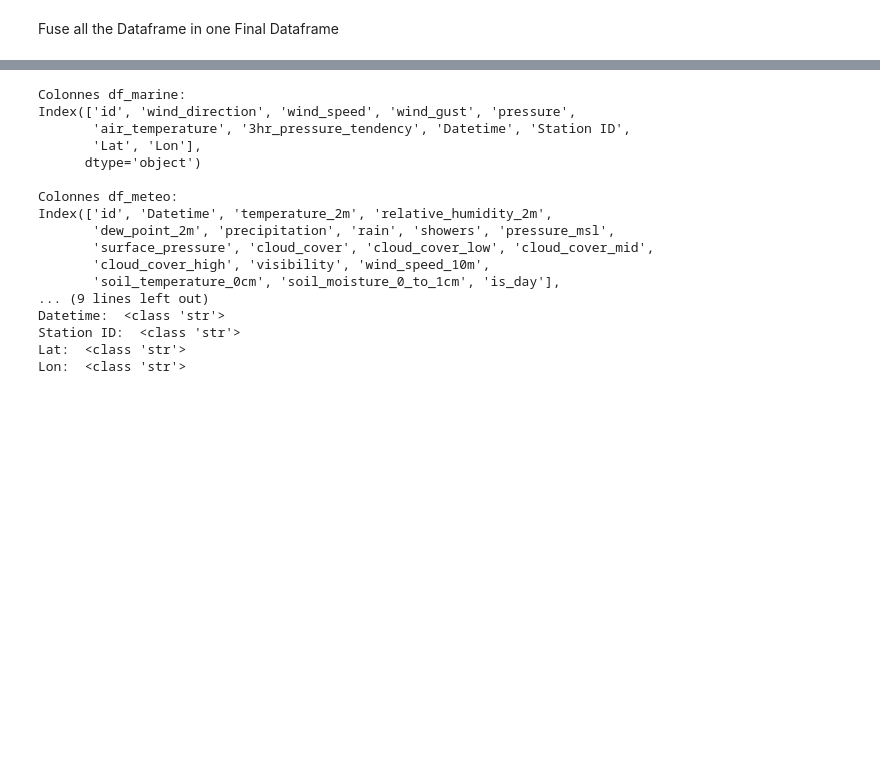
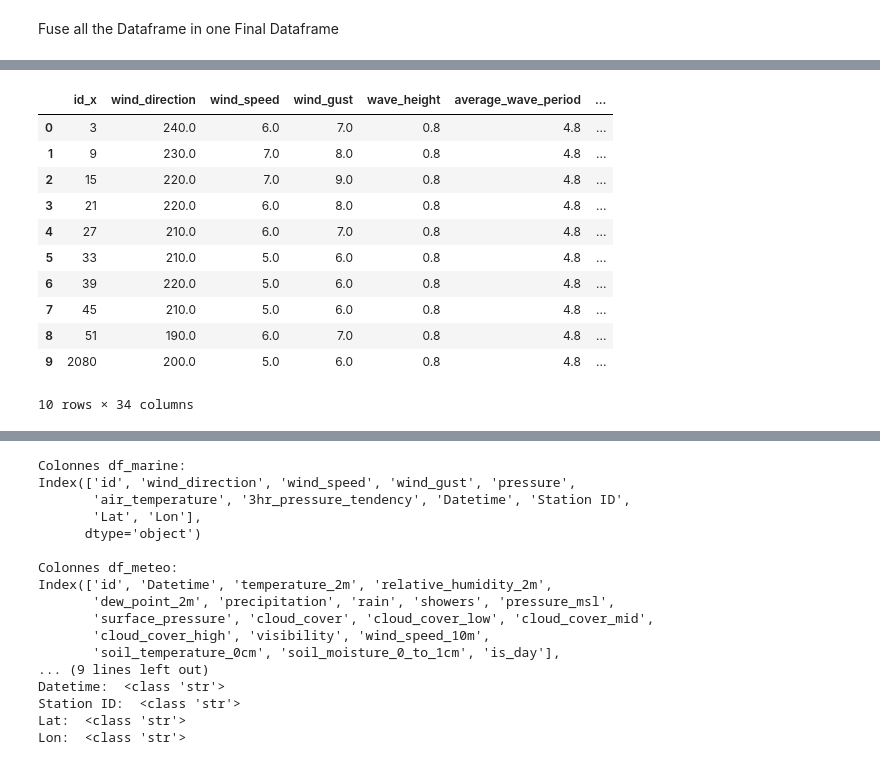
Before and after one commit to flosrv/Mes-Projets, a Jupyter notebook: Oceanography-Project-WIP/silver_step.ipynb, the cells around one changed output, grey strips where cells are left out. Drawn from its saved outputs; the diff is of its cells as text; code cells hidden in the pictures; blank space fills up the shorter version.

```diff
--- a/Oceanography-Project-WIP/silver_step.ipynb
+++ b/Oceanography-Project-WIP/silver_step.ipynb
@@ -187,6 +165,0 @@ meteo_test.head()
-# %%
-for idx, row in marine_test.iterrows():
-    if idx == 1:
-        date = row['time']
-        result = convert_to_datetime(date)
-        print(f"{result}\nType : {type(result)}")
@@ -333,0 +365,15 @@ df_marine.head()
+# %%
+df_final.head(10)
+# %% [output]
+|  | id_x | wind_direction | wind_speed | wind_gust | wave_height | average_wave_period | ... |
+| 0 | 3 | 240.0 | 6.0 | 7.0 | 0.8 | 4.8 | ... |
+| 1 | 9 | 230.0 | 7.0 | 8.0 | 0.8 | 4.8 | ... |
+| 2 | 15 | 220.0 | 7.0 | 9.0 | 0.8 | 4.8 | ... |
+| 3 | 21 | 220.0 | 6.0 | 8.0 | 0.8 | 4.8 | ... |
+| 4 | 27 | 210.0 | 6.0 | 7.0 | 0.8 | 4.8 | ... |
+| 5 | 33 | 210.0 | 5.0 | 6.0 | 0.8 | 4.8 | ... |
+| 6 | 39 | 220.0 | 5.0 | 6.0 | 0.8 | 4.8 | ... |
+| 7 | 45 | 210.0 | 5.0 | 6.0 | 0.8 | 4.8 | ... |
+| 8 | 51 | 190.0 | 6.0 | 7.0 | 0.8 | 4.8 | ... |
+| 9 | 2080 | 200.0 | 5.0 | 6.0 | 0.8 | 4.8 | ... |
+10 rows × 34 columns
```
Also changed, not shown: parts of 16 cells of this notebook, 1 other file.
